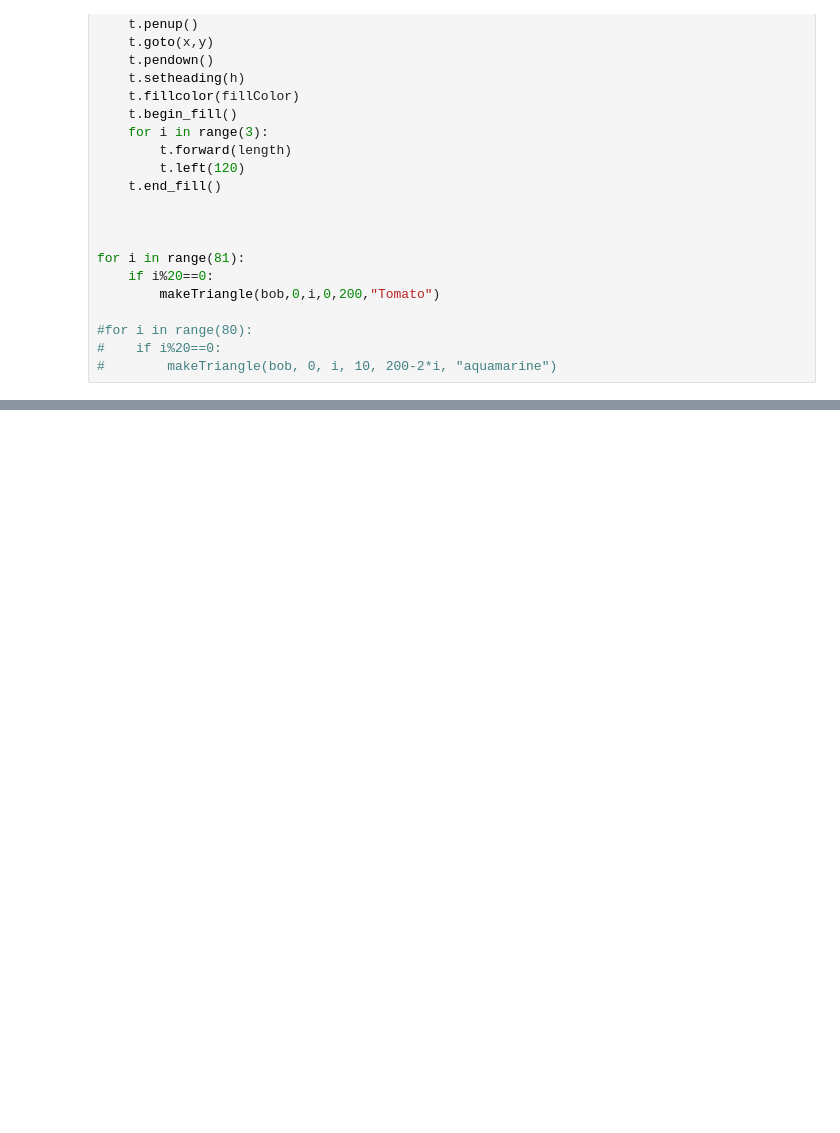
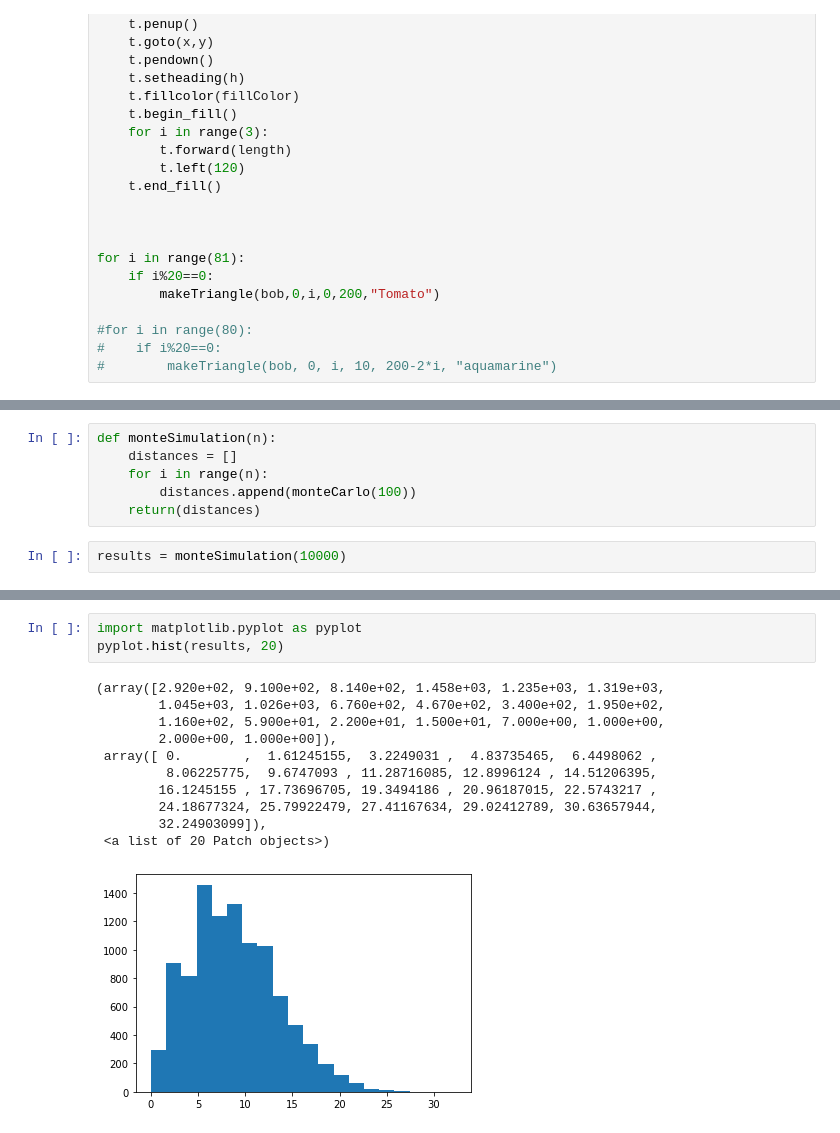
Before and after one commit to millera2/millera2.github.io, a Jupyter notebook: CS-111/CS111-scratch-pad.ipynb, the cells around one changed output, grey strips where cells are left out. Cells and saved outputs as stored; diff of their text form; blank space fills up the shorter version.

```diff
--- a/CS-111/CS111-scratch-pad.ipynb
+++ b/CS-111/CS111-scratch-pad.ipynb
@@ -109,2 +247,10 @@ for i in range(81):
+# %%
+def monteSimulation(n):
+    distances = []
+    for i in range(n):
+        distances.append(monteCarlo(100))
+    return(distances)
+# %%
+results = monteSimulation(10000)
 # %%
 # %% [output]
@@ -111,0 +258,15 @@ TypeError: unsupported operand type(s) for %: 'range' and 'int'
+# %%
+import matplotlib.pyplot as pyplot
+pyplot.hist(results, 20)
+# %% [output]
+(array([2.920e+02, 9.100e+02, 8.140e+02, 1.458e+03, 1.235e+03, 1.319e+03,
+        1.045e+03, 1.026e+03, 6.760e+02, 4.670e+02, 3.400e+02, 1.950e+02,
+        1.160e+02, 5.900e+01, 2.200e+01, 1.500e+01, 7.000e+00, 1.000e+00,
+        2.000e+00, 1.000e+00]),
+ array([ 0.        ,  1.61245155,  3.2249031 ,  4.83735465,  6.4498062 ,
+         8.06225775,  9.6747093 , 11.28716085, 12.8996124 , 14.51206395,
+        16.1245155 , 17.73696705, 19.3494186 , 20.96187015, 22.5743217 ,
+        24.18677324, 25.79922479, 27.41167634, 29.02412789, 30.63657944,
+        32.24903099]),
+ <a list of 20 Patch objects>)
+[figure, added]
```
Also changed, not shown: parts of 32 cells of this notebook, 30 other files.
